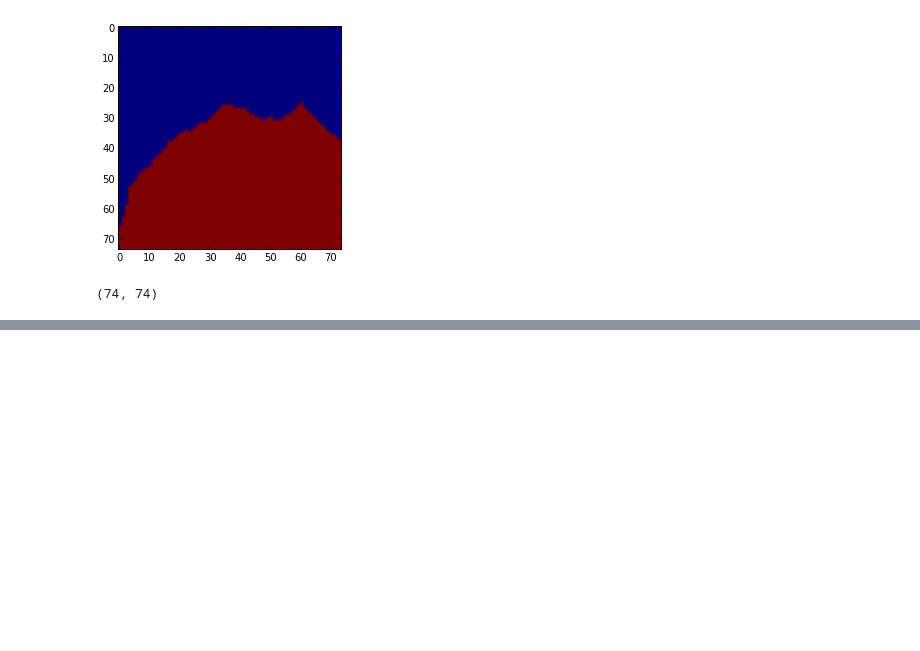
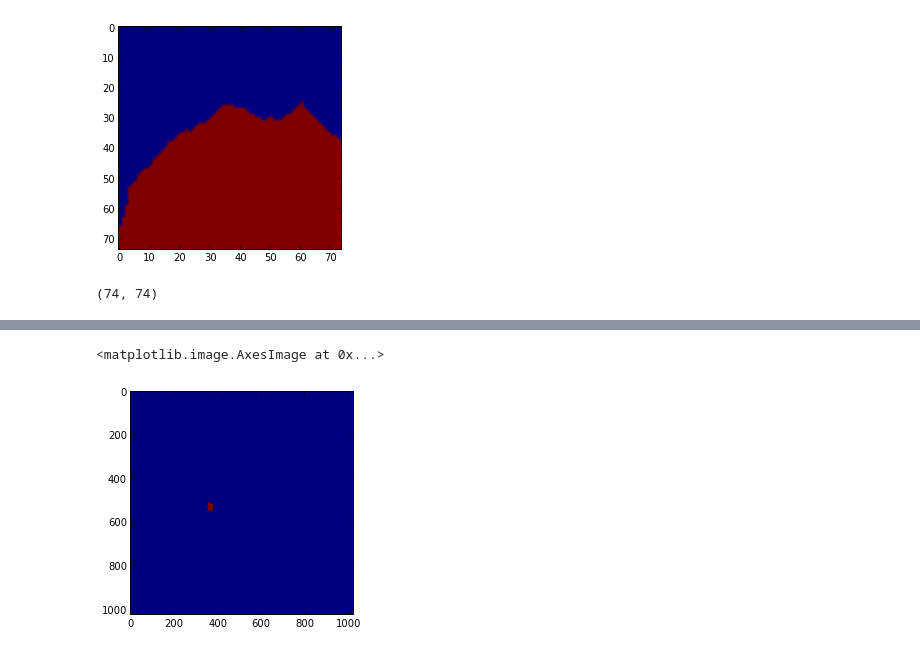
Before and after one commit to VCG/em-quality-metric, a Jupyter notebook: Code/create_merge_splits_new.ipynb, the cells around one changed output, grey strips where cells are left out. Saved outputs shown, nothing was run; the diff lists cells and outputs as text; code cells hidden in the pictures; blank space fills up the shorter version.

```diff
--- a/Code/create_merge_splits_new.ipynb
+++ b/Code/create_merge_splits_new.ipynb
@@ -489,0 +536,5 @@ patches[10]['seg'].shape
+# %%
+imshow(labelB)
+# %% [output]
+<matplotlib.image.AxesImage at 0x...>
+[figure, added]
```
Also changed, not shown: parts of 16 cells of this notebook, 6 other files.
